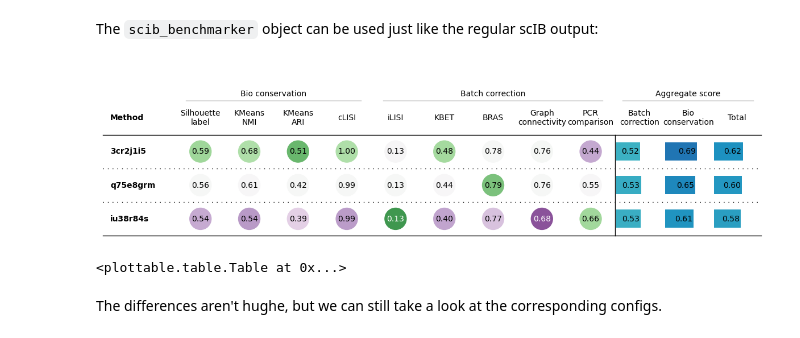
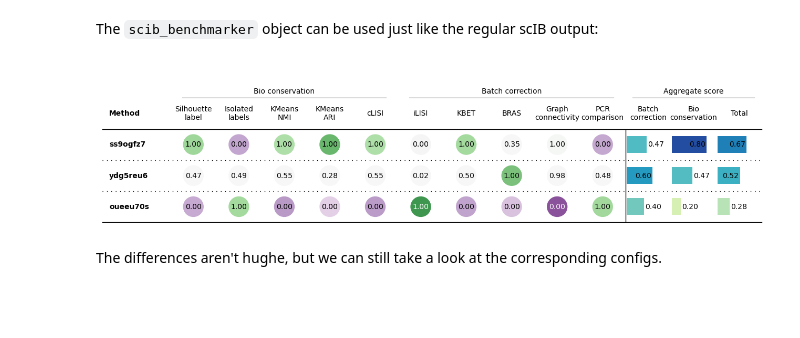
Before and after one commit to quadbio/slurm_sweep, a Jupyter notebook: examples/single_cell_embedding/visualize_results.ipynb, the cells around one changed output. Drawn from its saved outputs; the diff is of its cells as text; code cells hidden in the pictures; blank space fills up the shorter version.

```diff
--- a/examples/single_cell_embedding/visualize_results.ipynb
+++ b/examples/single_cell_embedding/visualize_results.ipynb
@@ -47,6 +47,6 @@ sc.pp.highly_variable_genes(adata, n_top_genes=2000, flavor="cell_ranger", batch
 # %% [markdown]
 Specify the details of your project first.
 # %%
-agg = scIBAggregator(entity="spatial_vi", project="scembed_test_2", output_dir="top_results")
+agg = scIBAggregator(entity="spatial_vi", project="scembed_test_3", output_dir="top_results")
 agg
 # %% [output]
@@ -85,9 +85,10 @@ dict_keys(['configs', 'scib_benchmarker', 'other_logs'])
 # %% [markdown]
 The `scib_benchmarker` object can be used just like the regular scIB output:
 # %%
-agg.method_data["harmony"]["scib_benchmarker"].plot_results_table(min_max_scale=False)
+with warnings.catch_warnings():
+    warnings.simplefilter("ignore")
+    agg.method_data["harmony"]["scib_benchmarker"].plot_results_table(min_max_scale=True)
 # %% [output]
-[figure, old version]
+[figure, new version]
-<plottable.table.Table at 0x...>
 # %% [markdown]
 The differences aren't hughe, but we can still take a look at the corresponding configs.
```
Also changed, not shown: parts of 14 cells of this notebook.
